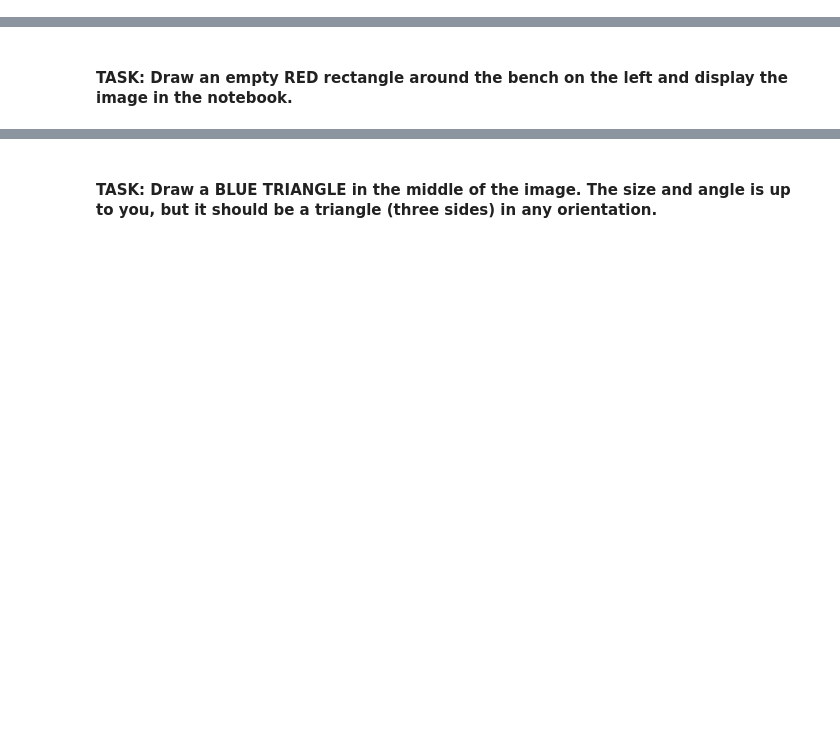
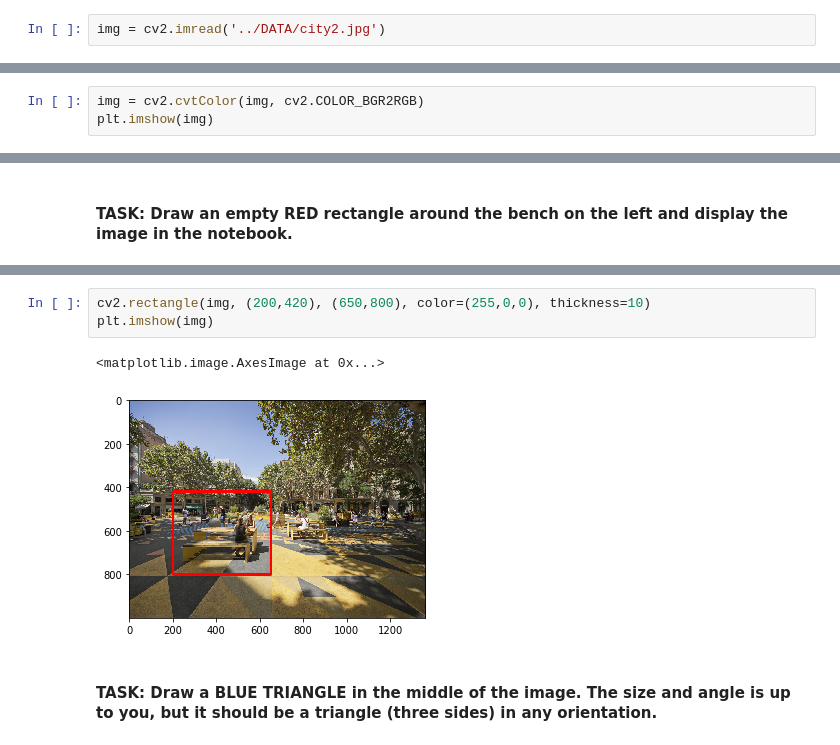
Before and after one commit to Aldo23/GSS20AI, a Jupyter notebook: DAY_02/ASSIGNMENT/ASSESMENTS/EX_02-Image-Basics-Assessment.ipynb, the cells around one changed output, grey strips where cells are left out. Cells and saved outputs as stored; diff of their text form; blank space fills up the shorter version.

```diff
--- a/DAY_02/ASSIGNMENT/ASSESMENTS/EX_02-Image-Basics-Assessment.ipynb
+++ b/DAY_02/ASSIGNMENT/ASSESMENTS/EX_02-Image-Basics-Assessment.ipynb
@@ -15,0 +14,2 @@
+# %%
+img = cv2.imread('../DATA/city2.jpg')
@@ -15,0 +21,3 @@
+# %%
+img = cv2.cvtColor(img, cv2.COLOR_BGR2RGB)
+plt.imshow(img)
@@ -32,2 +42,8 @@
+# %%
+cv2.rectangle(img, (200,420), (650,800), color=(255,0,0), thickness=10)
+plt.imshow(img)
+# %% [output]
+<matplotlib.image.AxesImage at 0x...>
+[figure, added]
 # %% [markdown]
 #### TASK: Draw a BLUE TRIANGLE in the middle of the image. The size and angle is up to you, but it should be a triangle (three sides) in any orientation.
```
Also changed, not shown: parts of 16 cells of this notebook, 1 other file.
